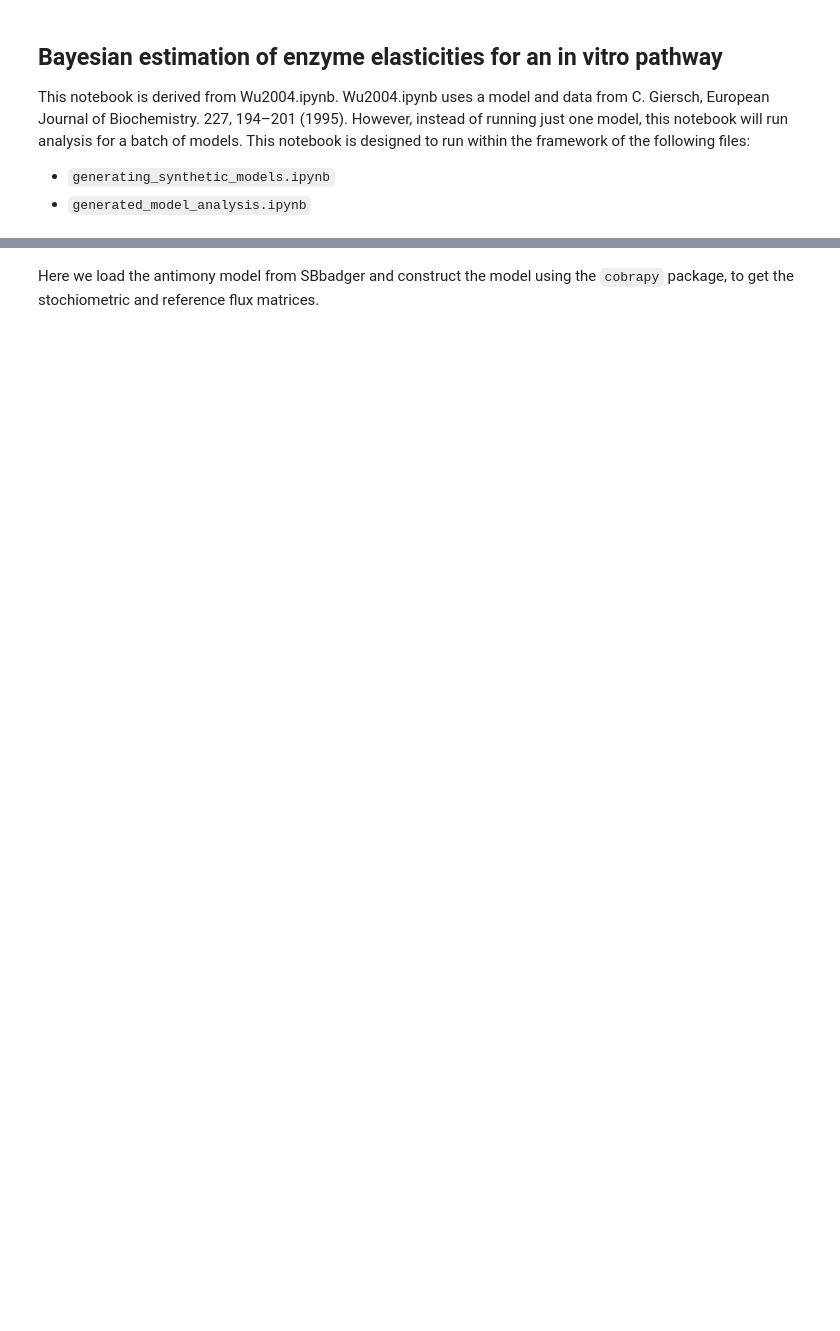
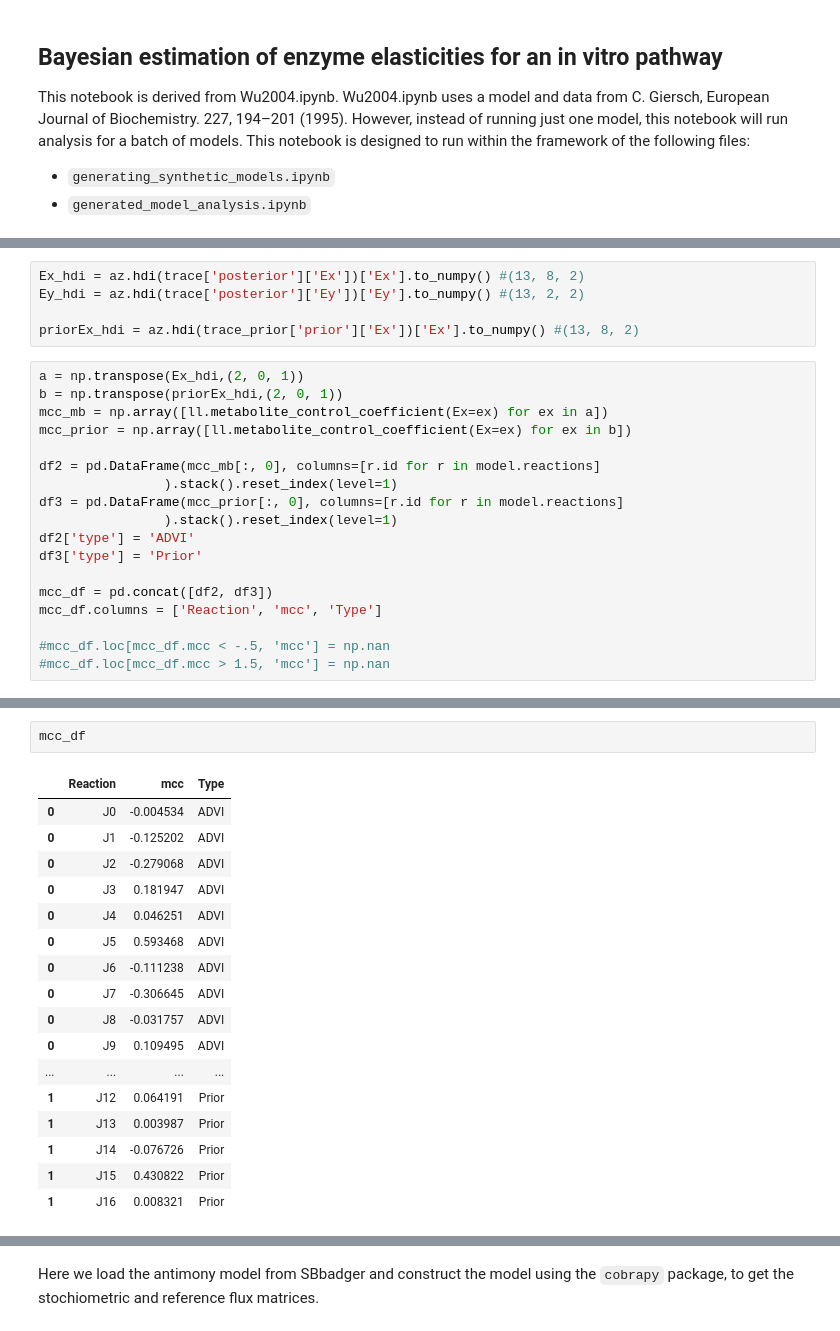
Before and after one commit to janisshin/benchmarking, a Jupyter notebook: sbb_10sp_alldata.ipynb, the cells around one changed output, grey strips where cells are left out. Cells and saved outputs as stored; diff of their text form; blank space fills up the shorter version.

```diff
--- a/sbb_10sp_alldata.ipynb
+++ b/sbb_10sp_alldata.ipynb
@@ -51,0 +276,23 @@ DATA_OMISSION_CODE = 'A'
+# %%
+Ex_hdi = az.hdi(trace['posterior']['Ex'])['Ex'].to_numpy() #(13, 8, 2)
+Ey_hdi = az.hdi(trace['posterior']['Ey'])['Ey'].to_numpy() #(13, 2, 2)
+
+priorEx_hdi = az.hdi(trace_prior['prior']['Ex'])['Ex'].to_numpy() #(13, 8, 2)
+# %%
+a = np.transpose(Ex_hdi,(2, 0, 1))
+b = np.transpose(priorEx_hdi,(2, 0, 1))
+mcc_mb = np.array([ll.metabolite_control_coefficient(Ex=ex) for ex in a])
+mcc_prior = np.array([ll.metabolite_control_coefficient(Ex=ex) for ex in b])
+
+df2 = pd.DataFrame(mcc_mb[:, 0], columns=[r.id for r in model.reactions]
+                ).stack().reset_index(level=1)
+df3 = pd.DataFrame(mcc_prior[:, 0], columns=[r.id for r in model.reactions]
+                ).stack().reset_index(level=1)
+df2['type'] = 'ADVI'
+df3['type'] = 'Prior'
+
+mcc_df = pd.concat([df2, df3])
+mcc_df.columns = ['Reaction', 'mcc', 'Type']
+
+#mcc_df.loc[mcc_df.mcc < -.5, 'mcc'] = np.nan
+#mcc_df.loc[mcc_df.mcc > 1.5, 'mcc'] = np.nan
@@ -51,0 +303,20 @@ DATA_OMISSION_CODE = 'A'
+# %%
+mcc_df
+# %% [output]
+|  | Reaction | mcc | Type |
+| 0 | J0 | -0.004534 | ADVI |
+| 0 | J1 | -0.125202 | ADVI |
+| 0 | J2 | -0.279068 | ADVI |
+| 0 | J3 | 0.181947 | ADVI |
+| 0 | J4 | 0.046251 | ADVI |
+| 0 | J5 | 0.593468 | ADVI |
+| 0 | J6 | -0.111238 | ADVI |
+| 0 | J7 | -0.306645 | ADVI |
+| 0 | J8 | -0.031757 | ADVI |
+| 0 | J9 | 0.109495 | ADVI |
+| ... | ... | ... | ... |
+| 1 | J12 | 0.064191 | Prior |
+| 1 | J13 | 0.003987 | Prior |
+| 1 | J14 | -0.076726 | Prior |
+| 1 | J15 | 0.430822 | Prior |
+| 1 | J16 | 0.008321 | Prior |
```
Also changed, not shown: parts of 50 cells of this notebook, 1 other file.
